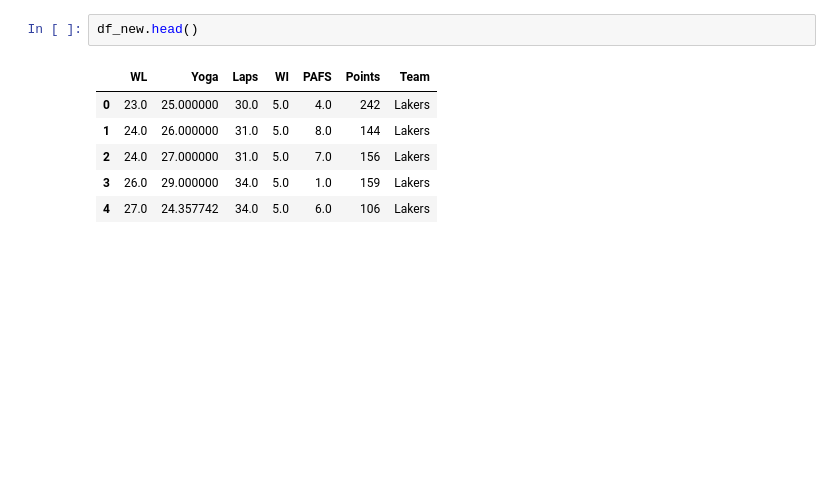
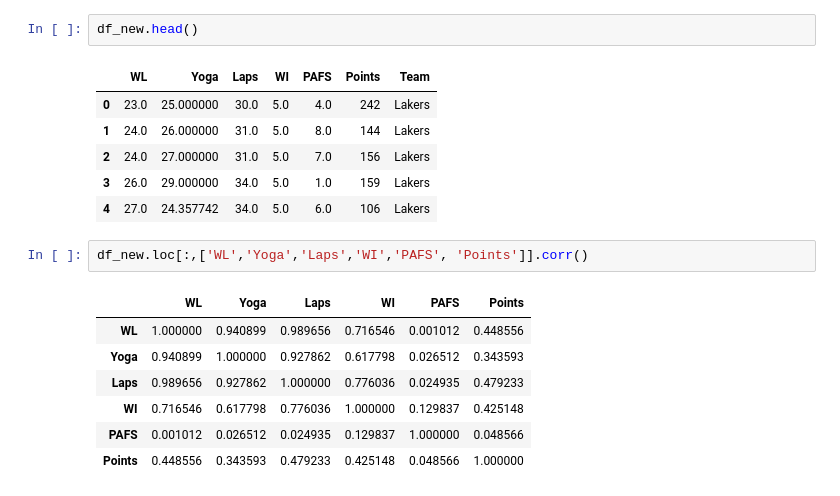
Before and after one commit to sk-aili/sports-analytics-2, a Jupyter notebook: lib/polynomial_regression.ipynb, the cells around one changed output. Cells and saved outputs as stored; diff of their text form; blank space fills up the shorter version.

```diff
--- a/lib/polynomial_regression.ipynb
+++ b/lib/polynomial_regression.ipynb
@@ -564,3 +564,13 @@ df_new.head()
 | 2 | 24.0 | 27.000000 | 31.0 | 5.0 | 7.0 | 156 | Lakers |
 | 3 | 26.0 | 29.000000 | 34.0 | 5.0 | 1.0 | 159 | Lakers |
 | 4 | 27.0 | 24.357742 | 34.0 | 5.0 | 6.0 | 106 | Lakers |
+# %%
+df_new.loc[:,['WL','Yoga','Laps','WI','PAFS', 'Points']].corr()
+# %% [output]
+|  | WL | Yoga | Laps | WI | PAFS | Points |
+| WL | 1.000000 | 0.940899 | 0.989656 | 0.716546 | 0.001012 | 0.448556 |
+| Yoga | 0.940899 | 1.000000 | 0.927862 | 0.617798 | 0.026512 | 0.343593 |
+| Laps | 0.989656 | 0.927862 | 1.000000 | 0.776036 | 0.024935 | 0.479233 |
+| WI | 0.716546 | 0.617798 | 0.776036 | 1.000000 | 0.129837 | 0.425148 |
+| PAFS | 0.001012 | 0.026512 | 0.024935 | 0.129837 | 1.000000 | 0.048566 |
+| Points | 0.448556 | 0.343593 | 0.479233 | 0.425148 | 0.048566 | 1.000000 |
```
Also changed, not shown: parts of 12 cells of this notebook.
